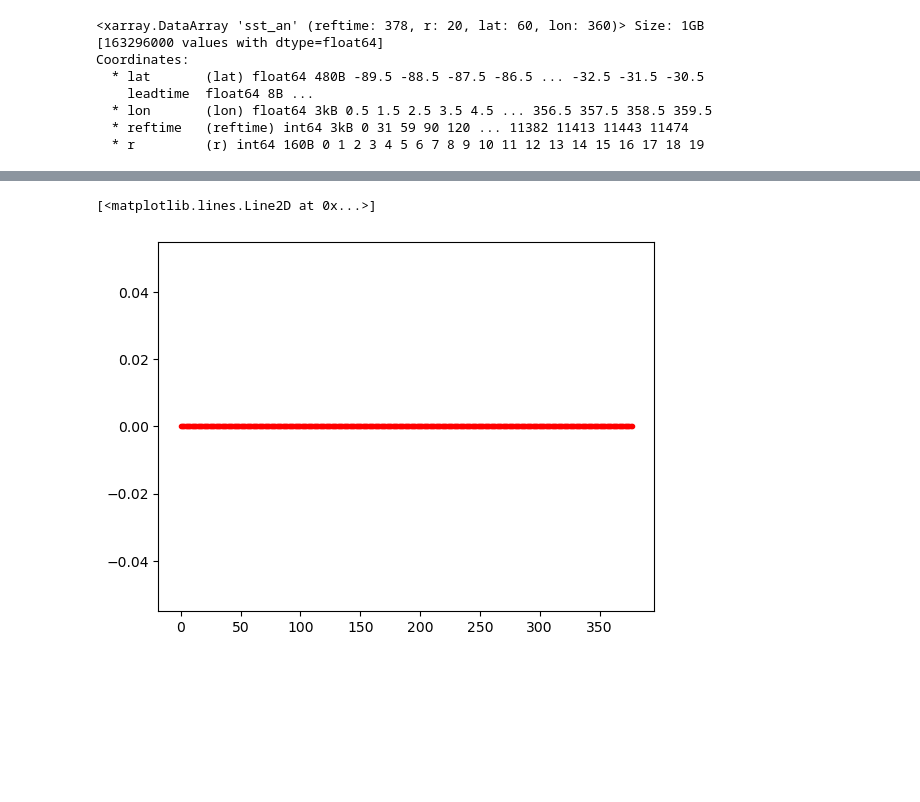
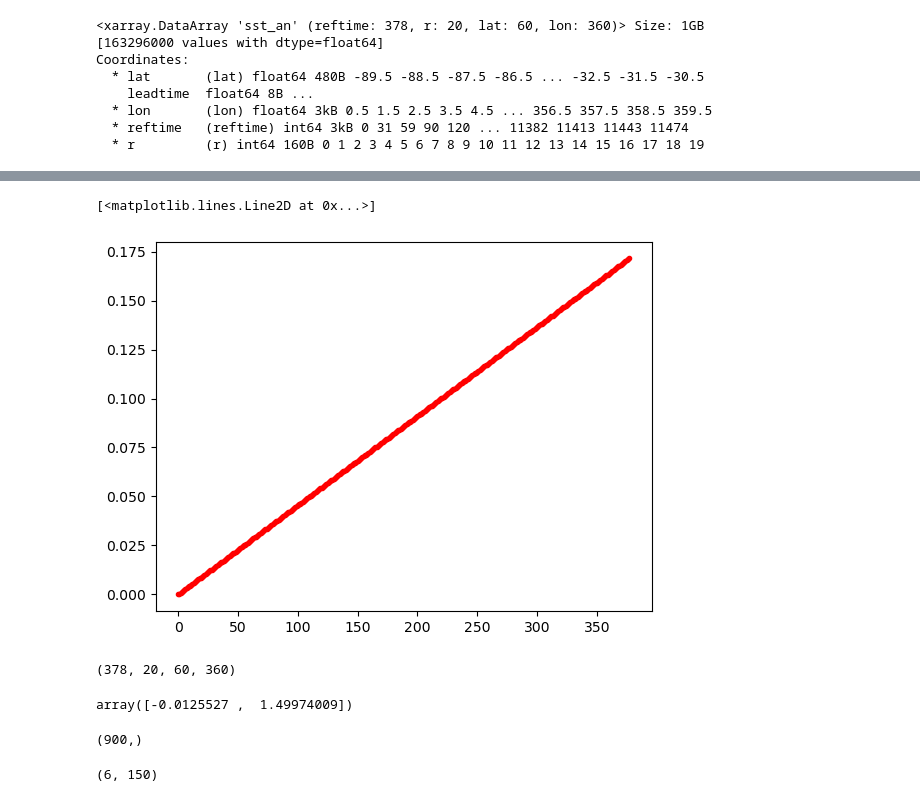
Before and after one commit to e-olson/MHW, a Jupyter notebook: MHW_Forecasts_New/MHW_daily_anom_detr.ipynb, the cells around one changed output, grey strips where cells are left out. Saved outputs shown, nothing was run; the diff lists cells and outputs as text; code cells hidden in the pictures; blank space fills up the shorter version.

```diff
--- a/MHW_Forecasts_New/MHW_daily_anom_detr.ipynb
+++ b/MHW_Forecasts_New/MHW_daily_anom_detr.ipynb
@@ -441,5 +545,5 @@ array([[[[        nan,         nan,         nan, ...,         nan,
-# %%
-plt.plot(ydetr[:,0,-1,100]-out[:,0,-1,100],'r.')
-# %% [output]
-[<matplotlib.lines.Line2D at 0x...>]
-[figure, removed]
+# %%
+plt.plot(ff.sst_an[:,0,-1,100]-out3[:,0,-1,100],'r.')
+# %% [output]
+[<matplotlib.lines.Line2D at 0x...>]
+[figure, added]
@@ -445,0 +561,4 @@ plt.plot(ydetr[:,0,-1,100]-out[:,0,-1,100],'r.')
+# %%
+ydetrr.shape
+# %% [output]
+(378, 20, 60, 360)
@@ -445,0 +569,15 @@ plt.plot(ydetr[:,0,-1,100]-out[:,0,-1,100],'r.')
+# %%
+b=np.linalg.lstsq(X,D,rcond=None)[0]
+b
+# %% [output]
+array([-0.0125527 ,  1.49974009])
+# %%
+yest=np.dot(X,b)
+yest.shape
+# %% [output]
+(900,)
+# %%
+test=yest.reshape((R,N))
+test.shape
+# %% [output]
+(6, 150)
```
Also changed, not shown: parts of 42 cells of this notebook, 22 other files.
